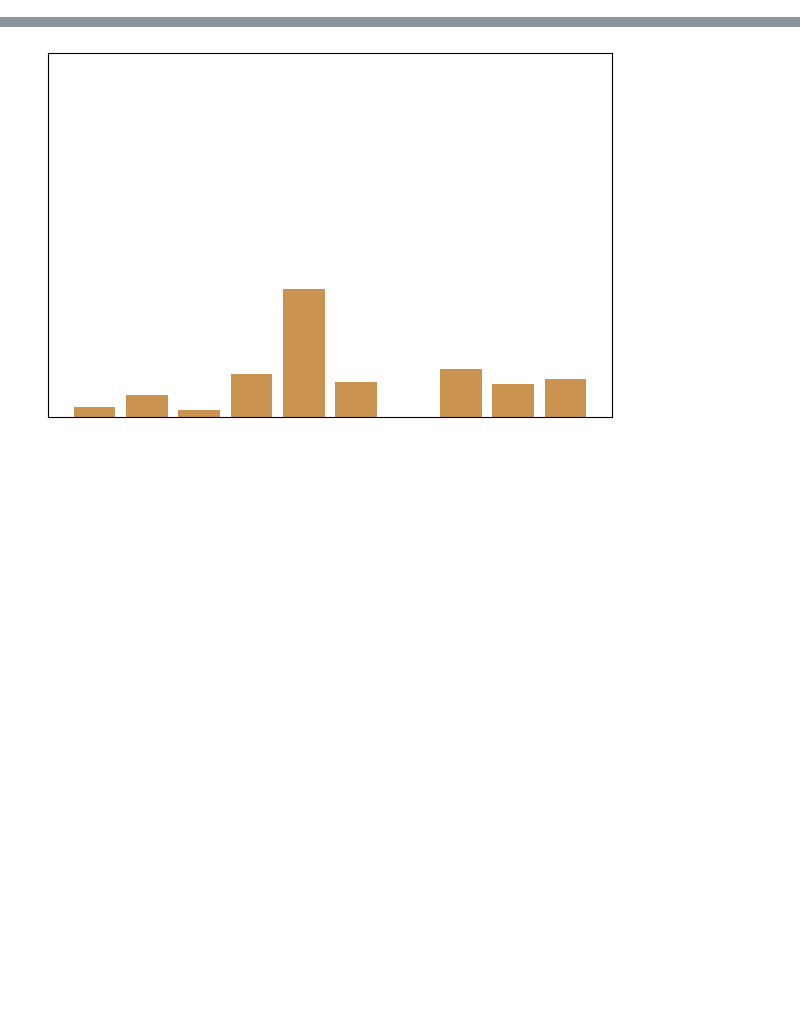
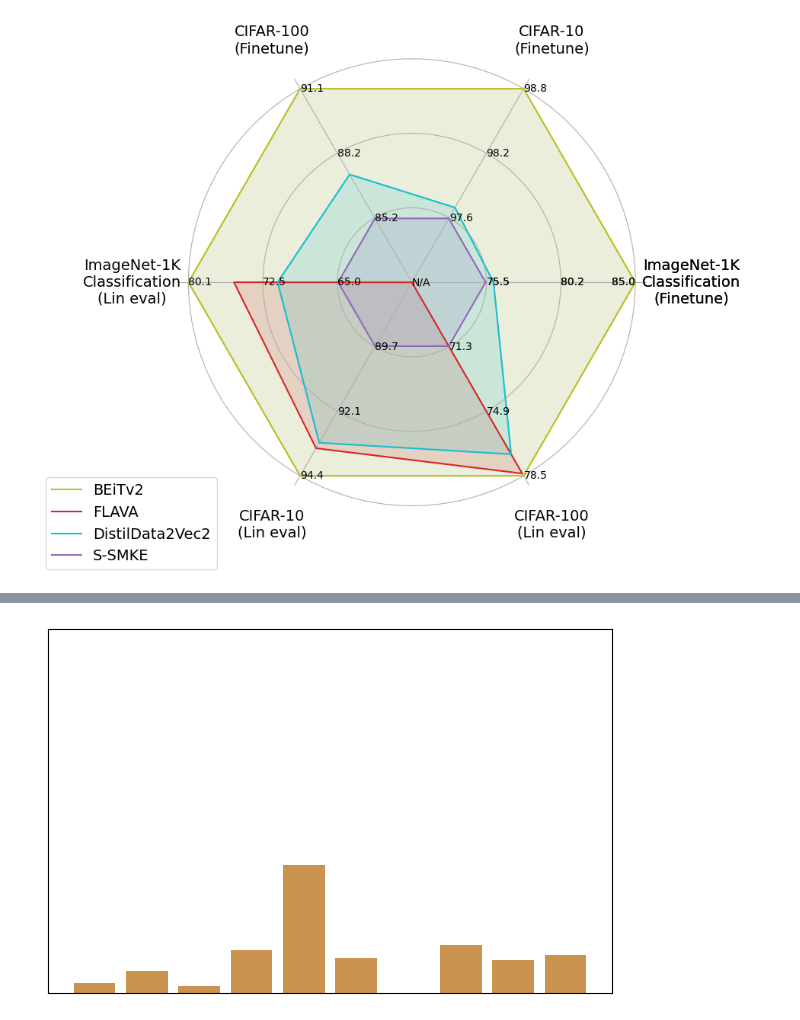
Before and after one commit to TimCares/MasterThesis, a Jupyter notebook: src/visualizations/plots.ipynb, the cells around one changed output, grey strips where cells are left out. Drawn from its saved outputs; the diff is of its cells as text; code cells hidden in the pictures; blank space fills up the shorter version.

```diff
--- a/src/visualizations/plots.ipynb
+++ b/src/visualizations/plots.ipynb
@@ -6,0 +146,19 @@ import pandas as pd
+# %%
+categories = ['ImageNet-1K\nClassification\n(Finetune)', 'ImageNet-1K\nClassification\n(Lin eval)',
+              'CIFAR-10\n(Finetune)', 'CIFAR-10\n(Lin eval)',
+              'CIFAR-100\n(Finetune)', 'CIFAR-100\n(Lin eval)']
+
+df = pd.DataFrame({
+        'x': categories,
+        'BEiTv2': [85.0, 80.1, 98.8, 94.4, 91.1, 78.5],
+        'FLAVA': [np.nan, 75.5, np.nan, 93.4, np.nan, 78.37],
+        'DistilData2Vec2': [76.0, 71.1, 97.7, 93.2, 87.2, 77.3,],
+        'S-SMKE': [75.5, 65.0, 97.6, 89.7, 85.2, 71.3,],
+    })
+df['sort_key'] = df['x'].str.extract(r'\((.*?)\)')
+df = df.sort_values(by='sort_key')
+df = df.drop(columns=['sort_key'])
+# %%
+spider(df, id_column='x', colors=['#bcbd22', '#d62728', '#17becf', '#9467bd'])
+# %% [output]
+[figure, added]
```
Also changed, not shown: parts of 12 cells of this notebook, 3 other files.
